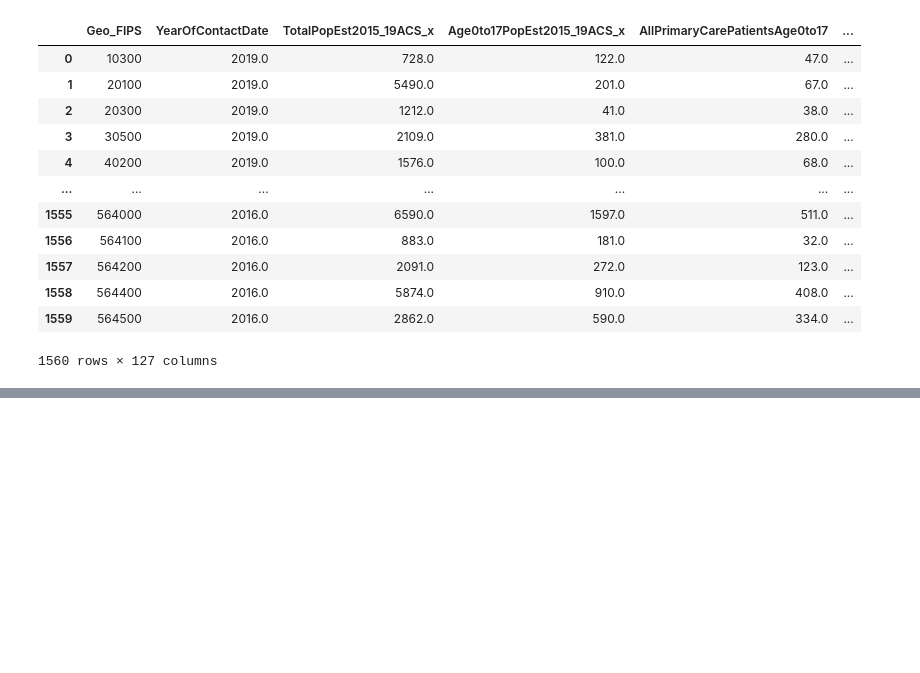
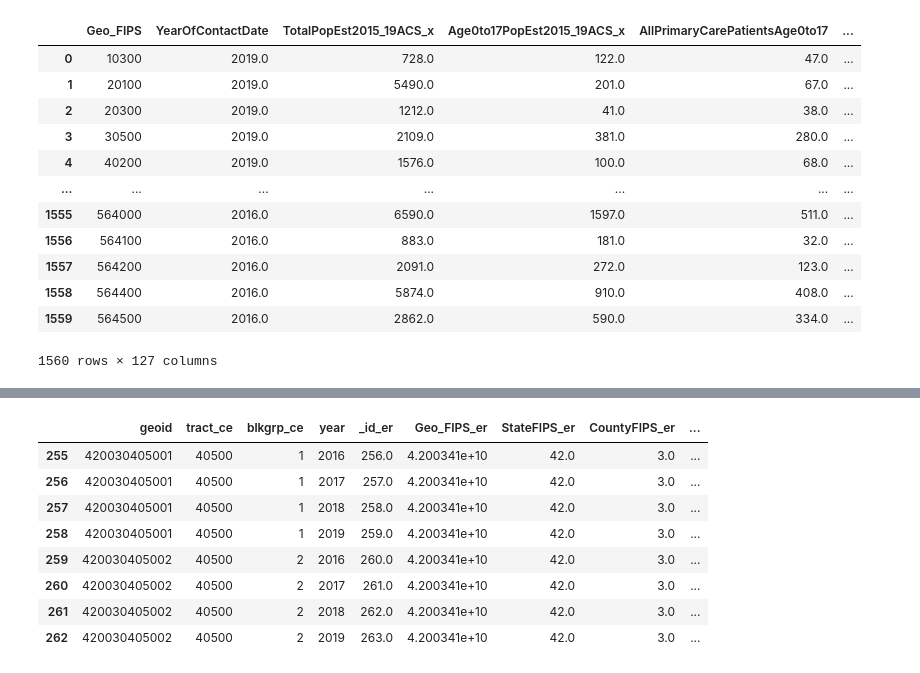
Before and after one commit to mbatheja/Allegheny_County_Asthma_ML, a Jupyter notebook: AsthmaUtilization_Cleaning.ipynb, the cells around one changed output, grey strips where cells are left out. Saved outputs shown, nothing was run; the diff lists cells and outputs as text; code cells hidden in the pictures; blank space fills up the shorter version.

```diff
--- a/AsthmaUtilization_Cleaning.ipynb
+++ b/AsthmaUtilization_Cleaning.ipynb
@@ -945,0 +955,14 @@ test.to_csv('our-data/data_W_1950s.csv')
+# %%
+# When checking in the original utlization dataset, we see that values are 0 which means that this was not
+# an error from merging/cleaning
+merged_data[merged_data['TractFIPS_er']==40500]
+# %% [output]
+|  | geoid | tract_ce | blkgrp_ce | year | _id_er | Geo_FIPS_er | StateFIPS_er | CountyFIPS_er | ... |
+| 255 | 420030405001 | 40500 | 1 | 2016 | 256.0 | 4.200341e+10 | 42.0 | 3.0 | ... |
+| 256 | 420030405001 | 40500 | 1 | 2017 | 257.0 | 4.200341e+10 | 42.0 | 3.0 | ... |
+| 257 | 420030405001 | 40500 | 1 | 2018 | 258.0 | 4.200341e+10 | 42.0 | 3.0 | ... |
+| 258 | 420030405001 | 40500 | 1 | 2019 | 259.0 | 4.200341e+10 | 42.0 | 3.0 | ... |
+| 259 | 420030405002 | 40500 | 2 | 2016 | 260.0 | 4.200341e+10 | 42.0 | 3.0 | ... |
+| 260 | 420030405002 | 40500 | 2 | 2017 | 261.0 | 4.200341e+10 | 42.0 | 3.0 | ... |
+| 261 | 420030405002 | 40500 | 2 | 2018 | 262.0 | 4.200341e+10 | 42.0 | 3.0 | ... |
+| 262 | 420030405002 | 40500 | 2 | 2019 | 263.0 | 4.200341e+10 | 42.0 | 3.0 | ... |
```
Also changed, not shown: parts of 10 cells of this notebook, 7 other files.
